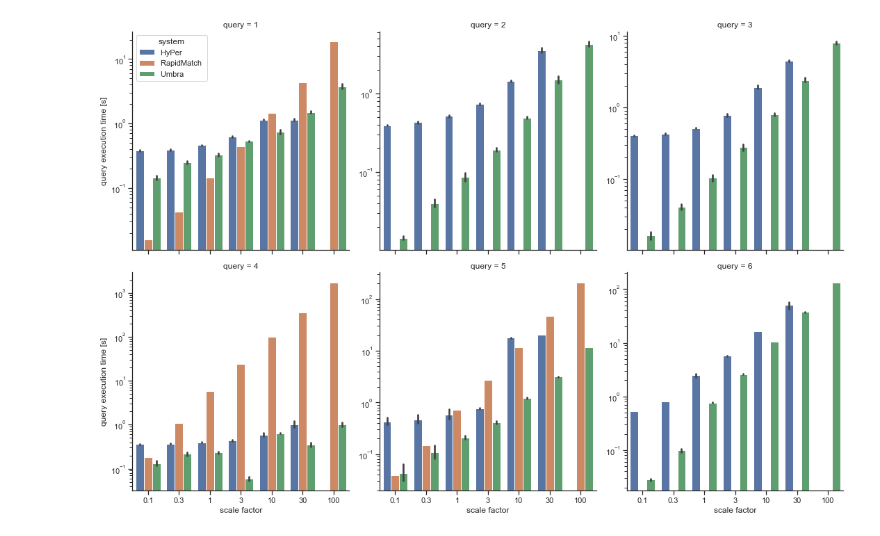
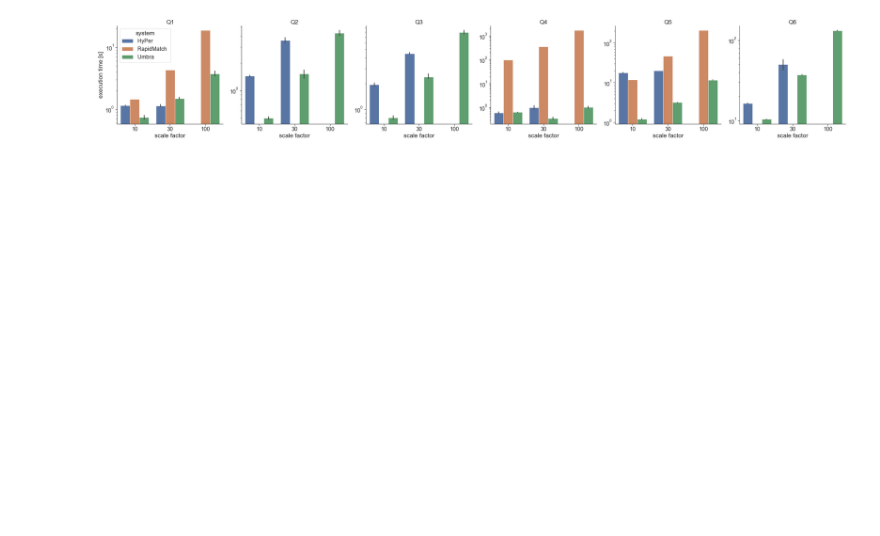
Before and after one commit to ldbc/lsqb, a Jupyter notebook: vis/tsmb-plot.ipynb, the cells around one changed output. Cells and saved outputs as stored; diff of their text form; code cells hidden in the pictures; blank space fills up the shorter version.

```diff
--- a/vis/tsmb-plot.ipynb
+++ b/vis/tsmb-plot.ipynb
@@ -1,29 +1,33 @@
 # %%
 import pandas as pd
 import seaborn as sns
 import natsort as ns
 import matplotlib.pyplot as plt
 
 df = pd.read_csv("results.csv", header=None, sep="\t",
                  names=["system", "variant", "sf", "query", "time", "result"],
                  dtype={"system": str, "variant": str, "sf": float, "query": int, "time": float, "result": int}
                 )
 df = df.fillna("")
 
 df.system = df.system.str.cat(" " + df.variant)
 df.system = pd.Categorical(df.system, ordered=True, categories=ns.natsorted(df.system.unique()))
 df = df.sort_values(by=["system", "sf", "query"])
 
+df = df[df['sf'] >= 10]
+
 # use at most 1 significant digit for the scale factor
 df.sf = df.sf.apply(lambda x: str(x).rstrip('0').rstrip('.'))
 
 sns.set_theme(style="ticks")
-g = sns.catplot(data=df, kind="bar", col="query", col_wrap=3,
+sns.set_context('paper', font_scale=1.8)
+g = sns.catplot(data=df, kind="bar", col="query", #col_wrap=3,
                 x="sf", y="time", hue="system",
                 sharex=True, sharey=False, log=True, legend_out=False)
-
+g.set_titles('Q{col_name}')
 g.set_xlabels("scale factor")
-g.set_ylabels("query execution time [s]")
+g.set_ylabels("execution time [s]")
 g.savefig("results.png", dpi=300)
+g.savefig("results.pdf", dpi=300)
 # %% [output]
-[figure, old version]
+[figure, new version]
```
Also changed, not shown: 1 other file.
